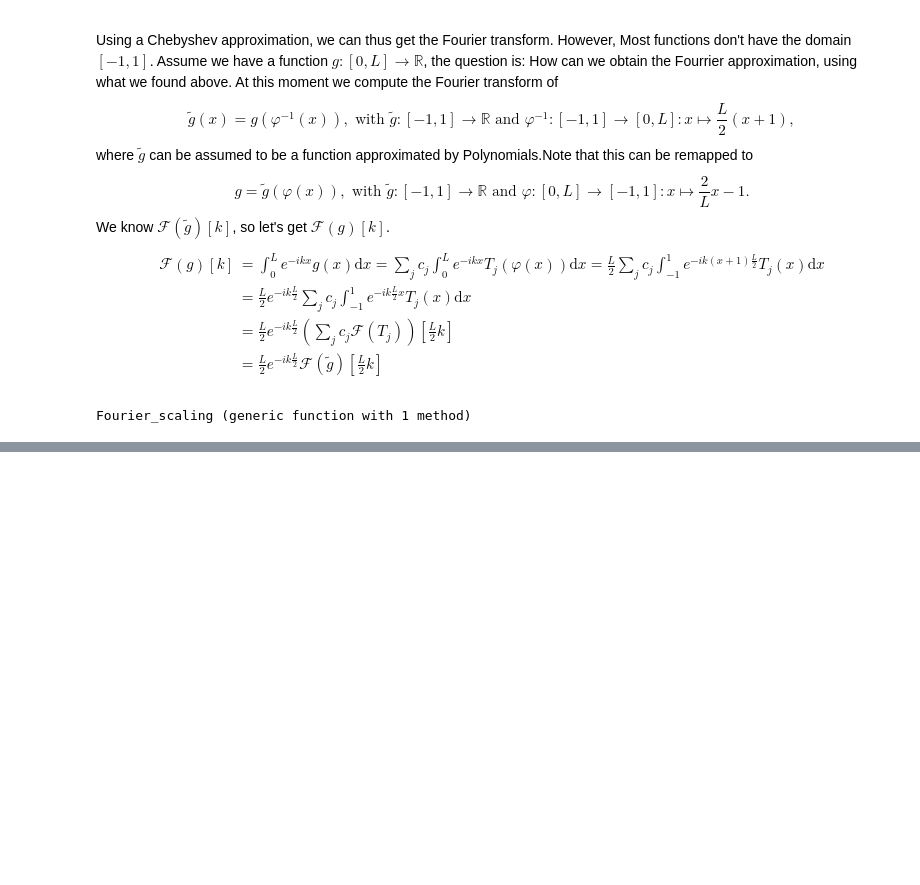
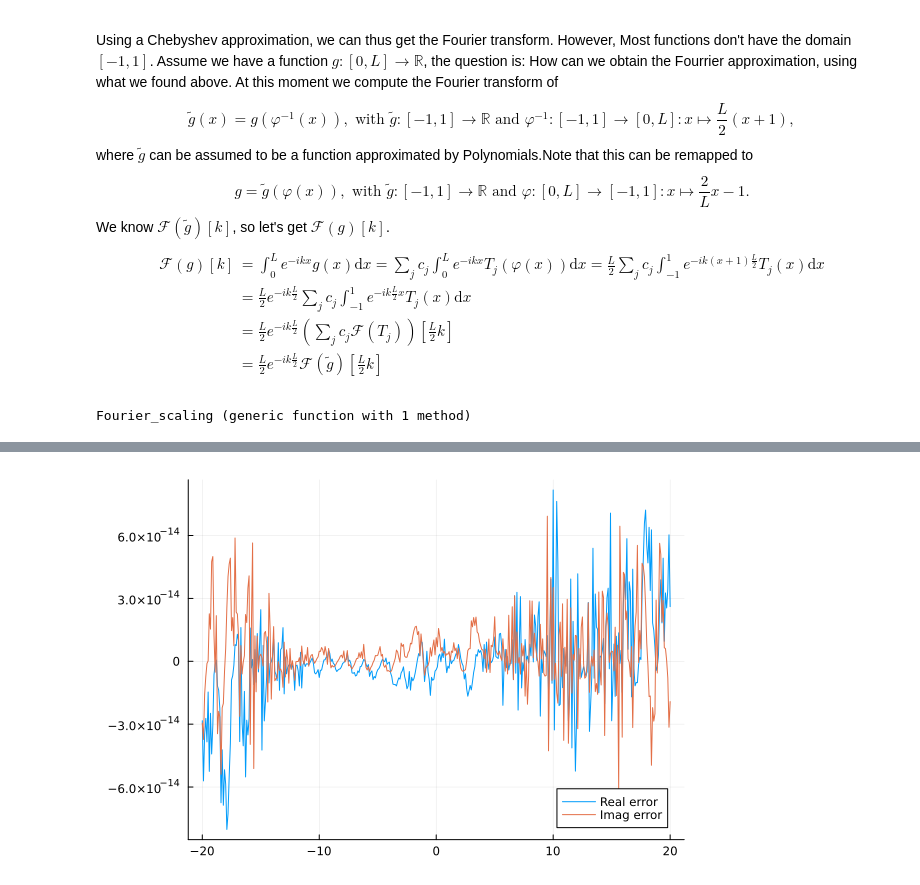
Before and after one commit to WietseVaes/NUTM-timestep, a Jupyter notebook: Memos/Fourrier_Transform.ipynb, the cells around one changed output, grey strips where cells are left out. Saved outputs shown, nothing was run; the diff lists cells and outputs as text; code cells hidden in the pictures; blank space fills up the shorter version.

```diff
--- a/Memos/Fourrier_Transform.ipynb
+++ b/Memos/Fourrier_Transform.ipynb
@@ -110,0 +115,13 @@ plot!(kk,imag.(f_ft.(kk)-ff_ft.(kk)),label="Imag error")
+# %%
+λ = 0; N = 40;
+f = UltraFun(λ,x -> sin(a*φ(x)),N-1);
+ff_ft = Fourier_scaling(k -> (Cheb_ft(N,k,λ)[:,1,:]) * f.c ,L)
+kk = -20:0.1:20
+res_ff_ft = zeros(size(kk)) .* 1im;
+for i1 = 1:length(kk)
+    res_ff_ft[i1] = ff_ft(kk[i1])[1]
+end
+plot(kk,real.(f_ft.(kk)-res_ff_ft),label="Real error")
+plot!(kk,imag.(f_ft.(kk)-res_ff_ft),label="Imag error")
+# %% [output]
+[figure, added]
```
Also changed, not shown: parts of 2 cells of this notebook.
